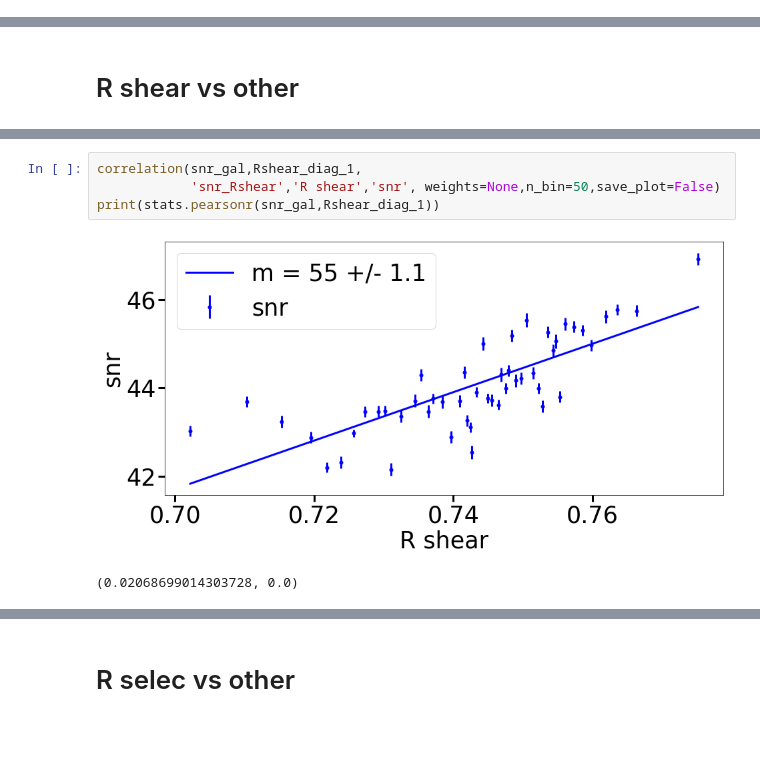
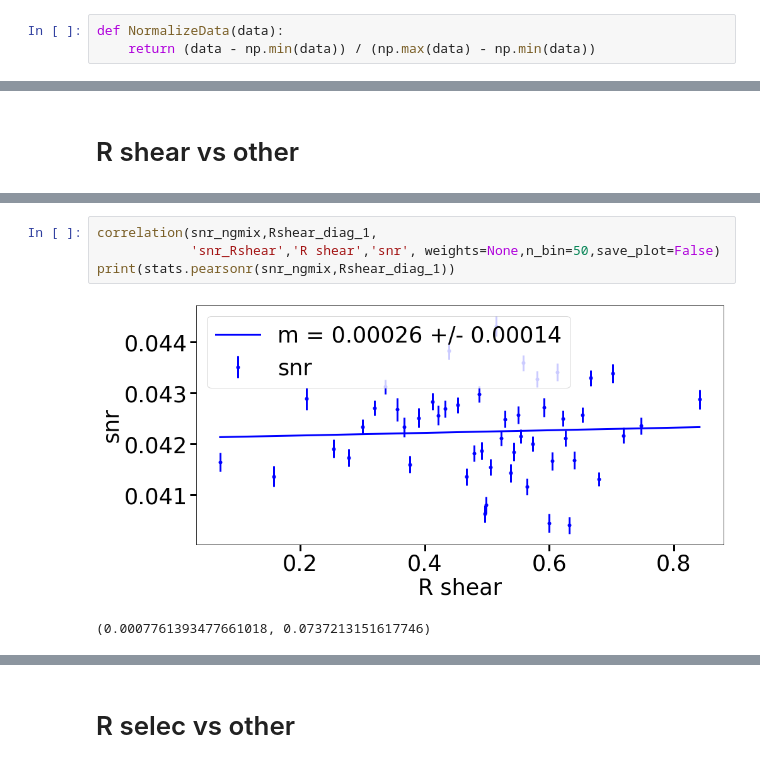
Before and after one commit to CosmoStat/sp_validation, a Jupyter notebook: notebooks/correlation.ipynb, the cells around one changed output, grey strips where cells are left out. Cells and saved outputs as stored; diff of their text form; blank space fills up the shorter version.

```diff
--- a/notebooks/correlation.ipynb
+++ b/notebooks/correlation.ipynb
@@ -21,2 +21,5 @@ print(np.shape(dataset))
+# %%
+def NormalizeData(data):
+    return (data - np.min(data)) / (np.max(data) - np.min(data))
 # %%
 # Extract every parameters, some are from the catalogue and some are from the calibration at x square degree
@@ -404,10 +499,10 @@ print(stats.pearsonr(size_psf,Rshear_diag_1))
 # %%
-correlation(snr_gal,Rshear_diag_1,
+correlation(snr_ngmix,Rshear_diag_1,
             'snr_Rshear','R shear','snr', weights=None,n_bin=50,save_plot=False)
-print(stats.pearsonr(snr_gal,Rshear_diag_1))
+print(stats.pearsonr(snr_ngmix,Rshear_diag_1))
 # %% [output]
-[figure, old version]
+[figure, new version]
-(0.02068699014303728, 0.0)
+(0.0007761393477661018, 0.0737213151617746)
 # %%
 correlation(w,Rshear_diag_1,
             'w_Rshear','R shear','w', weights=None,n_bin=50,save_plot=False)
```
Also changed, not shown: parts of 79 cells of this notebook.
